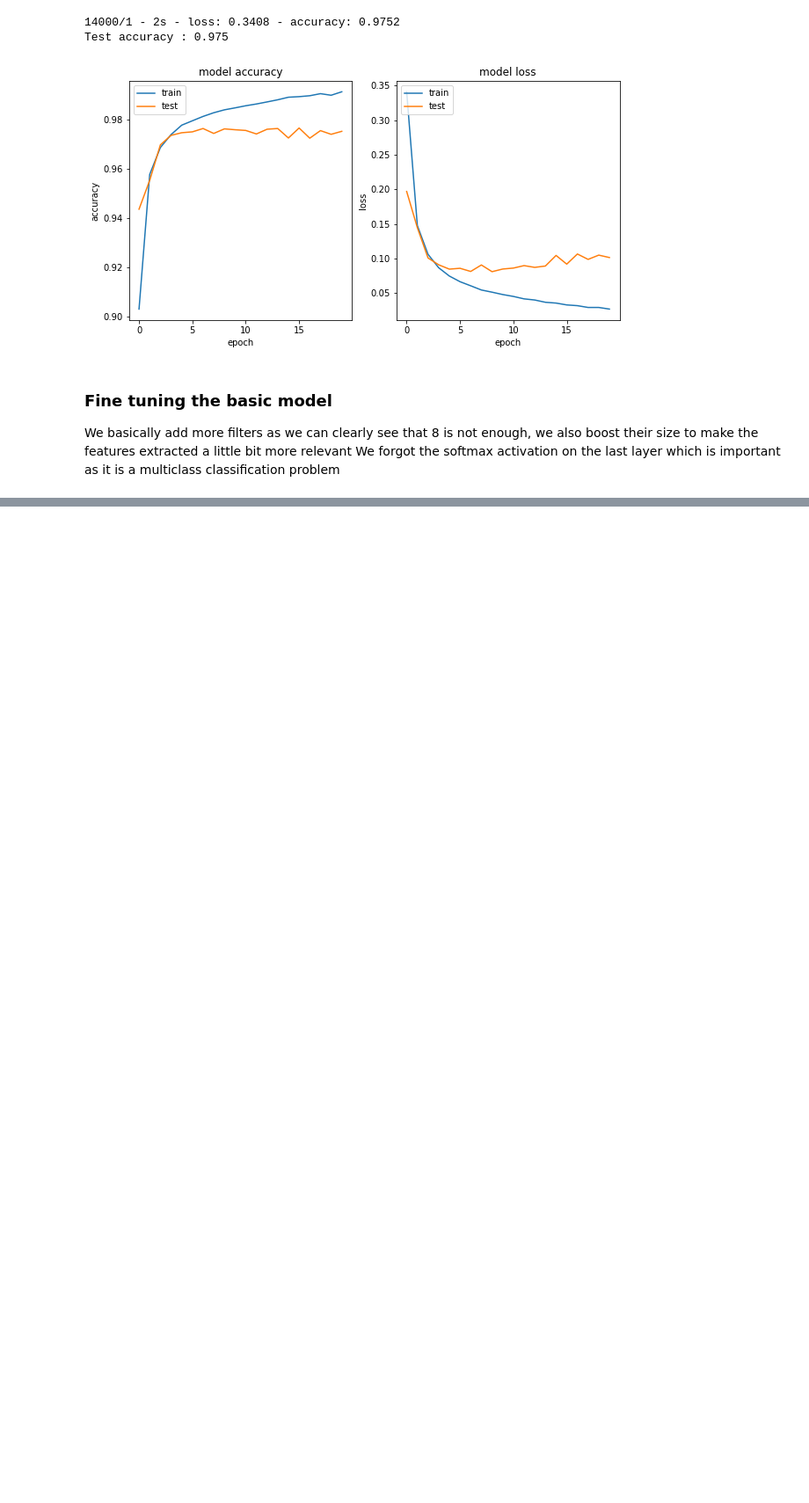
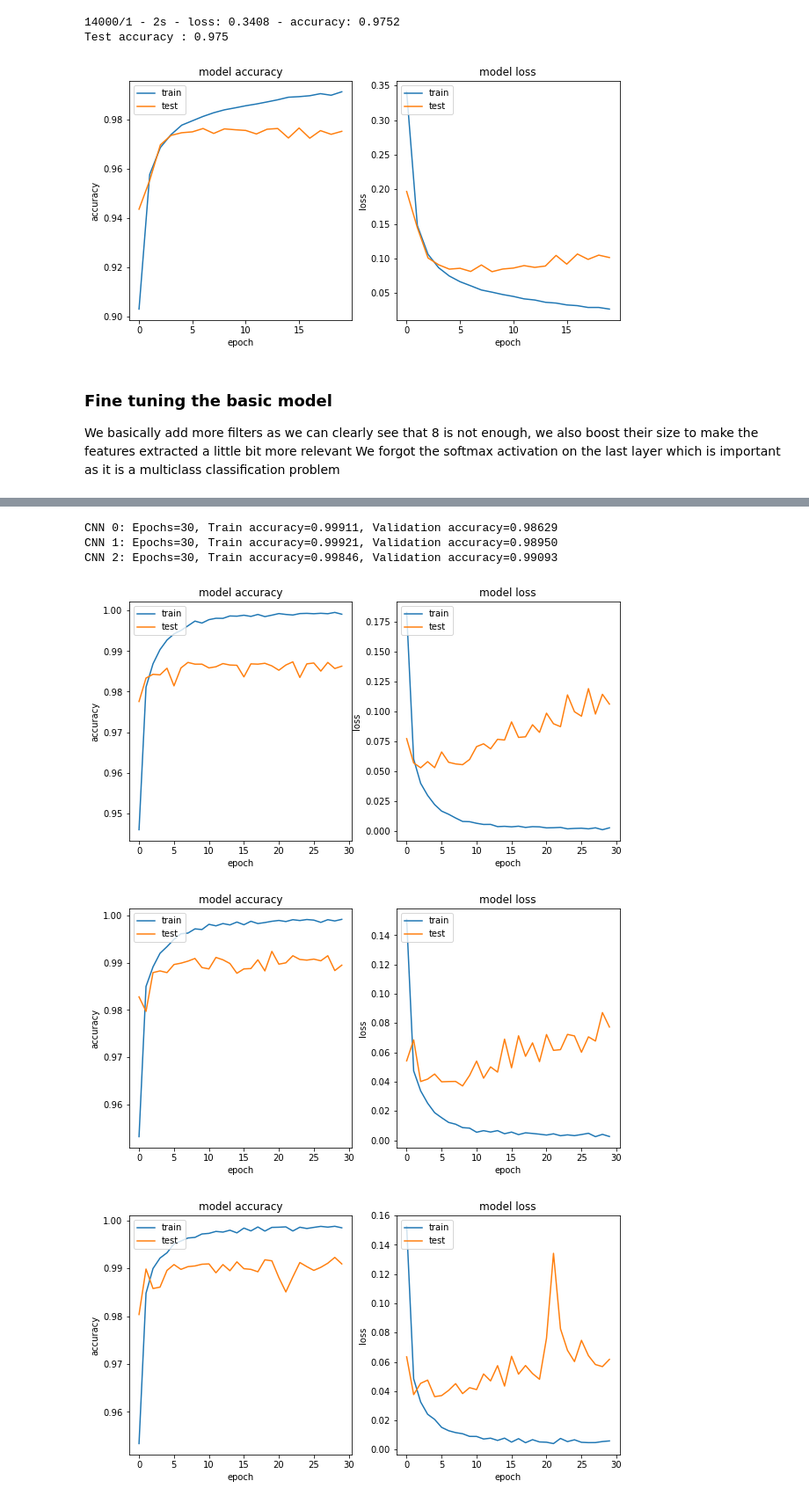
Before and after one commit to EvolveArt/ML_Practical_Session, a Jupyter notebook: notebooks/02-deep-learning.ipynb, the cells around one changed output, grey strips where cells are left out. Shown at 88% size. Saved outputs shown, nothing was run; the diff lists cells and outputs as text; code cells hidden in the pictures; blank space fills up the shorter version.

```diff
--- a/notebooks/02-deep-learning.ipynb
+++ b/notebooks/02-deep-learning.ipynb
@@ -181,0 +236,4 @@ plot_model_results(history)
+# %%
+# Convert the labels to categorical type
+y_train_cat = keras.utils.to_categorical(y_train, num_classes=10)
+y_test_cat = keras.utils.to_categorical(y_test, num_classes=10)
@@ -181,0 +281,12 @@ plot_model_results(history)
+# %%
+n_blocks = [1, 2, 3]
+
+n_epochs = 30
+batch_size = 128
+
+histories = []
+
+for n_block in n_blocks:
+    model_ = build_model(n_block)
+    history_ = model_.fit(X_train, y_train_cat, epochs=n_epochs, validation_data=(X_test, y_test_cat))
+    histories.append(history_)
@@ -181,0 +312,11 @@ plot_model_results(history)
+# %%
+for i, hist in enumerate(histories):
+    print(f"CNN {i}: Epochs={n_epochs}, Train accuracy={hist.history['accuracy'][-1]:.5f}, Validation accuracy={hist.history['val_accuracy'][-1]:.5f}")
+    plot_model_results(hist)
+# %% [output]
+CNN 0: Epochs=30, Train accuracy=0.99911, Validation accuracy=0.98629
+CNN 1: Epochs=30, Train accuracy=0.99921, Validation accuracy=0.98950
+CNN 2: Epochs=30, Train accuracy=0.99846, Validation accuracy=0.99093
+[figure, added]
+[figure, added]
+[figure, added]
```
Also changed, not shown: parts of 25 cells of this notebook, 12 other files.
